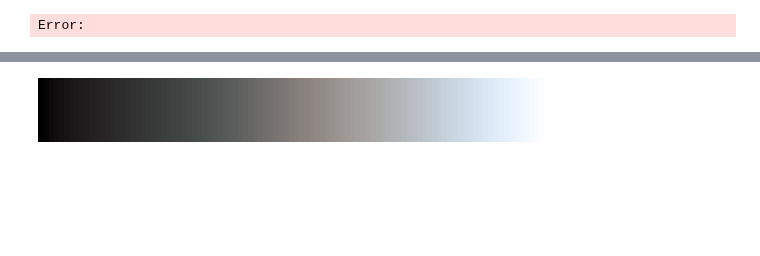
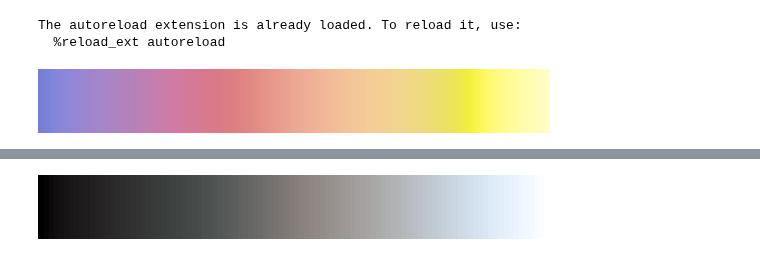
Before and after one commit to matthhong/cieran, a Jupyter notebook: ramping.ipynb, the cells around one changed output, grey strips where cells are left out. Cells and saved outputs as stored; diff of their text form; code cells hidden in the pictures; blank space fills up the shorter version.

```diff
--- a/ramping.ipynb
+++ b/ramping.ipynb
@@ -1,19 +1,21 @@
 # %%
 # autoreload
 %load_ext autoreload
 %autoreload 2
 
 # Import cieran
 from cieran import Cieran
 
 # Test the Cieran class
 waypoints = [[84, 11, 31], [57, 15, -46]]
-obstacles = [[60, -43, 53]]
+obstacles = [[78, 9, 1], [95, -20, 5], [92, -10, 78]]
 
-cieran = Cieran(waypoints, obstacles, 2, truncate_front=0.2, truncate_back=0.2)
+cieran = Cieran(waypoints, obstacles, 30, truncate_front=0.3, truncate_back=0.1)
 
 # Plot the path
 cieran.cmap
 # %% [output]
-Error:
+The autoreload extension is already loaded. To reload it, use:
+  %reload_ext autoreload
+[figure, added]
 # %%
```
Also changed, not shown: parts of 5 cells of this notebook, 4 other files.
